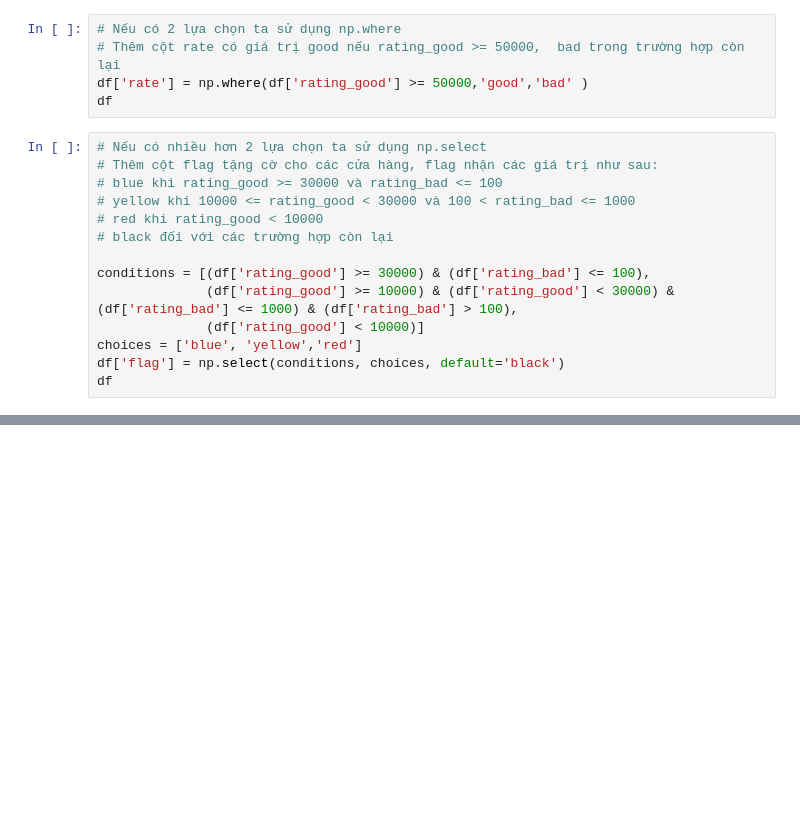
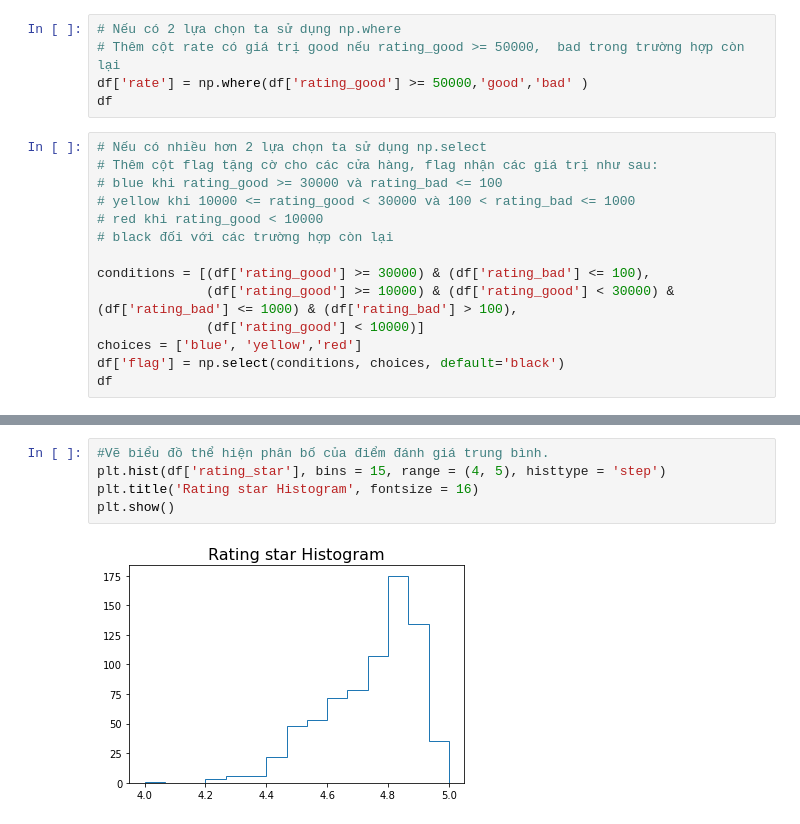
Before and after one commit to Trang27cl/testgit, a Jupyter notebook: shopeep_koreantop_clothing_shop_data.ipynb, the cells around one changed output, grey strips where cells are left out. Drawn from its saved outputs; the diff is of its cells as text; blank space fills up the shorter version.

```diff
--- a/shopeep_koreantop_clothing_shop_data.ipynb
+++ b/shopeep_koreantop_clothing_shop_data.ipynb
@@ -194,0 +188,7 @@ df
+# %%
+#Vẽ biểu đồ thể hiện phân bố của điểm đánh giá trung bình.
+plt.hist(df['rating_star'], bins = 15, range = (4, 5), histtype = 'step')
+plt.title('Rating star Histogram', fontsize = 16)
+plt.show()
+# %% [output]
+[figure, added]
```
Also changed, not shown: parts of 9 cells of this notebook.
